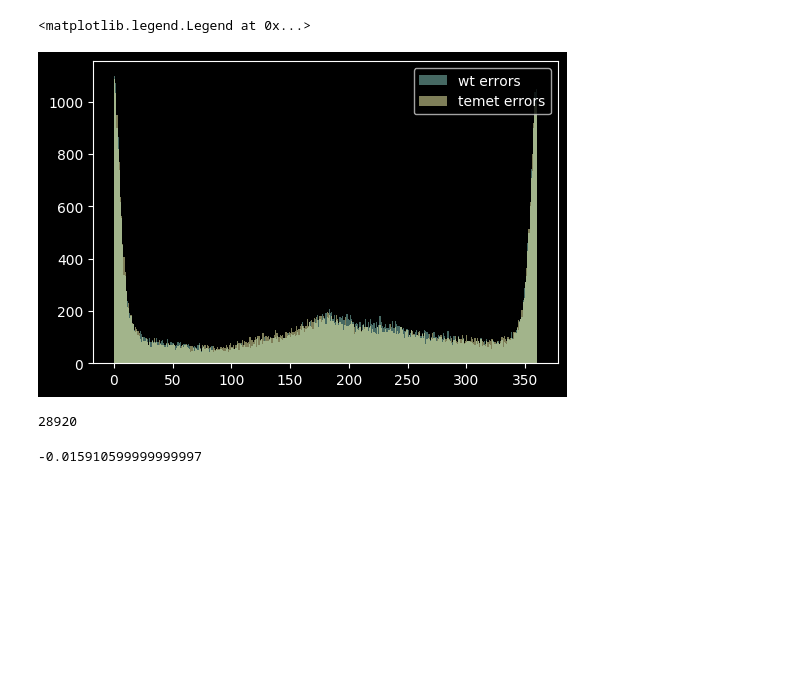
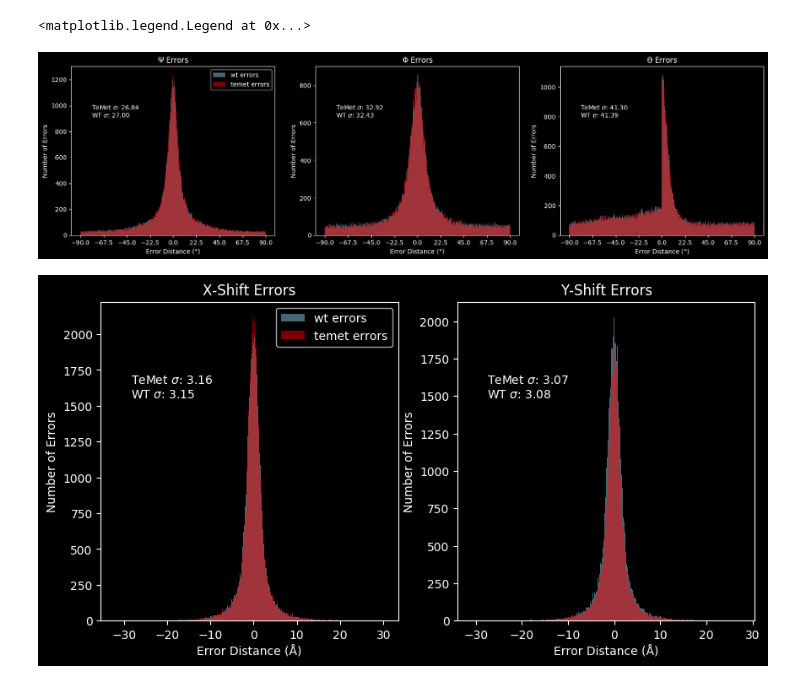
Before and after one commit to hbhargava7/cryoem-data-simulation, a Jupyter notebook: Analyze Alignment.ipynb, the cells around one changed output. Cells and saved outputs as stored; diff of their text form; code cells hidden in the pictures; blank space fills up the shorter version.

```diff
--- a/Analyze Alignment.ipynb
+++ b/Analyze Alignment.ipynb
@@ -40,21 +41,53 @@ wt_errors = wt_theoretical.sub(wt_experimental)
-# %%
-# fig = plt.figure(figsize=(12, 5))
-# errors.phi.hist(bins=360
-fig = plt.figure()
-ax = fig.add_subplot(111)
-
-ax.hist((wt_errors.theta % 360), bins=360, alpha=0.5, label='wt errors');
-ax.hist((temet_errors.theta % 360), bins=360, alpha=0.5, label='temet errors');
-plt.legend(loc='upper right')
-# %% [output]
-<matplotlib.legend.Legend at 0x...>
-[figure, removed]
-# %%
-sum(abs(temet_errors.psi) > 50)
-# sum(abs(wt_errors.psi) > 50)
-# %% [output]
-28920
-# %%
-sum(wt_errors.shiftY)/len(wt_errors.shiftY)
-# %% [output]
--0.015910599999999997
+# %%
+# Calculate root mean square error
+def angDist(a,b):
+    d = a - b
+    d = (d + 180) % 360 - 180
+    return abs(d)
+
+def rmse(predictions, targets):
+    d = angDist(predictions, targets)
+    return sum(d)/len(d)
+#     return np.sqrt(((d) ** 2).mean())
+# %%
+wt_errors = (angDist(wt_theoretical, wt_experimental)+90)%180 - 90
+temet_errors = (angDist(temet_theoretical, temet_experimental)+90)%180 - 90
+
+import matplotlib.ticker as ticker
+
+def plotErrors(wt, temet, ax, title, wt_rmse, temet_rmse):
+    ax.hist((wt), bins=360, alpha=0.5, color='skyblue', label='wt errors');
+    ax.hist((temet), bins=360, alpha=0.5,color='red', label='temet errors');
+    ax.title.set_text(title)
+    ax.set_xlabel("Error Distance (°)")
+    ax.set_ylabel("Number of Errors")
+    ax.xaxis.set_major_locator(ticker.MultipleLocator(22.5))
+    ax.text(0.1,0.7,"TeMet $\sigma$: %.2f \nWT $\sigma$: %.2f" % (temet_rmse, wt_rmse),transform=ax.transAxes)
+
+fig, (ax1, ax2, ax3) = plt.subplots(1, 3, figsize=(20,5))
+
+plotErrors(wt_errors.psi, temet_errors.psi, ax1, '$\Psi$ Errors', np.std(temet_errors.psi), np.std(wt_errors.psi))
+plotErrors(wt_errors.phi, temet_errors.phi, ax2, '$\Phi$ Errors', np.std(temet_errors.phi), np.std(wt_errors.phi))
+plotErrors(wt_errors.theta, temet_errors.theta, ax3, '$\Theta$ Errors', np.std(temet_errors.theta), np.std(wt_errors.theta))
+
+ax1.legend()
+
+wt_errors = wt_theoretical-wt_experimental
+temet_errors =temet_theoretical-temet_experimental
+def plotShiftErrors(wt, temet, ax, title, wt_rmse, temet_rmse):
+    ax.hist((wt), bins=360, alpha=0.5, color='skyblue', label='wt errors');
+    ax.hist((temet), bins=360, alpha=0.5,color='red', label='temet errors');
+    ax.title.set_text(title)
+    ax.set_xlabel("Error Distance (Å)")
+    ax.set_ylabel("Number of Errors")
+    ax.text(0.1,0.7,"TeMet $\sigma$: %.2f \nWT $\sigma$: %.2f" % (temet_rmse, wt_rmse),transform=ax.transAxes)
+
+fig, (ax1, ax2) = plt.subplots(1, 2, figsize=(10,5))
+
+plotShiftErrors(wt_errors.shiftX, temet_errors.shiftX, ax1, 'X-Shift Errors', np.std(temet_errors.shiftX), np.std(wt_errors.shiftX))
+plotShiftErrors(wt_errors.shiftY, temet_errors.shiftY, ax2, 'Y-Shift Errors', np.std(temet_errors.shiftY), np.std(wt_errors.shiftY))
+ax1.legend()
+# %% [output]
+<matplotlib.legend.Legend at 0x...>
+[figure, added]
+[figure, added]
```
Also changed, not shown: parts of 2 cells of this notebook.
